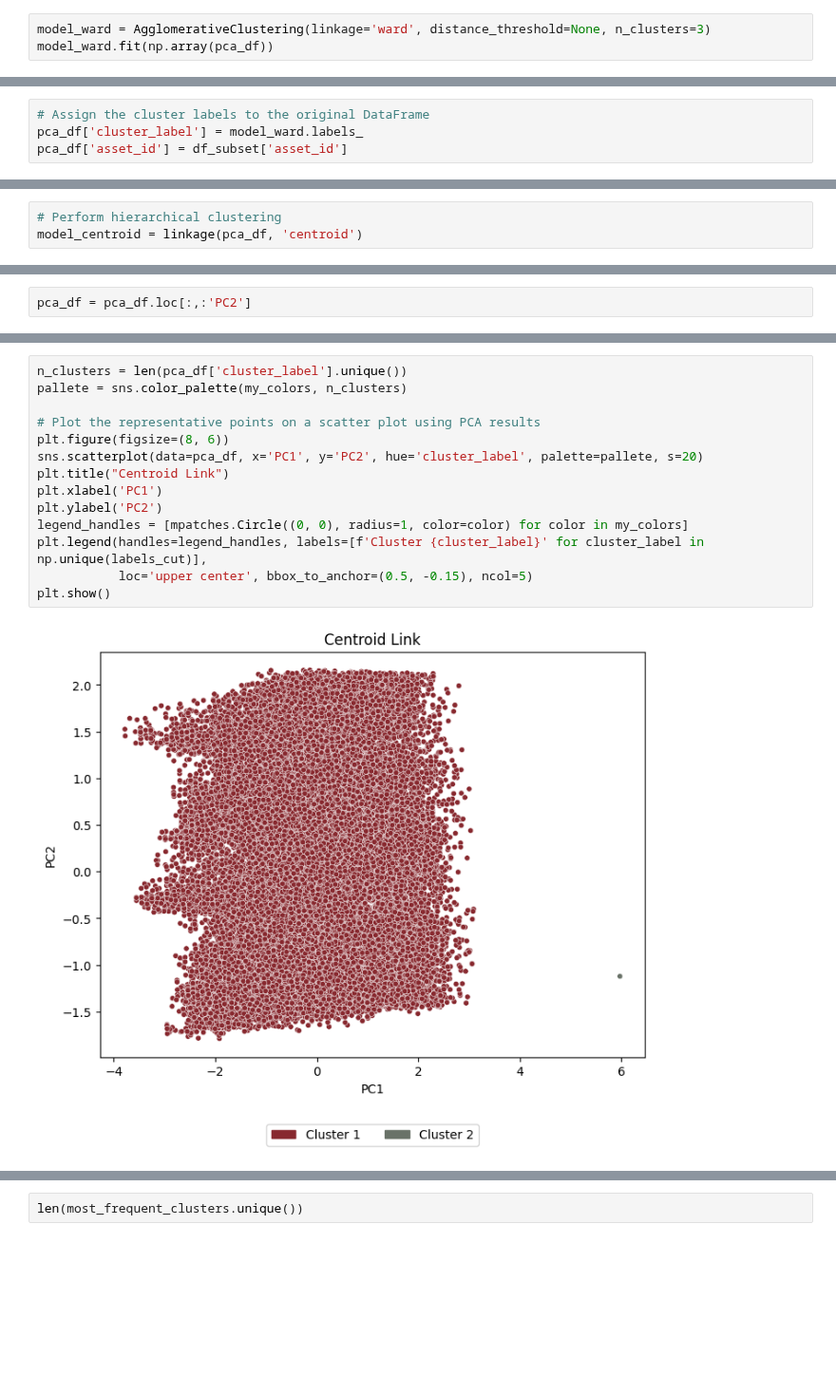
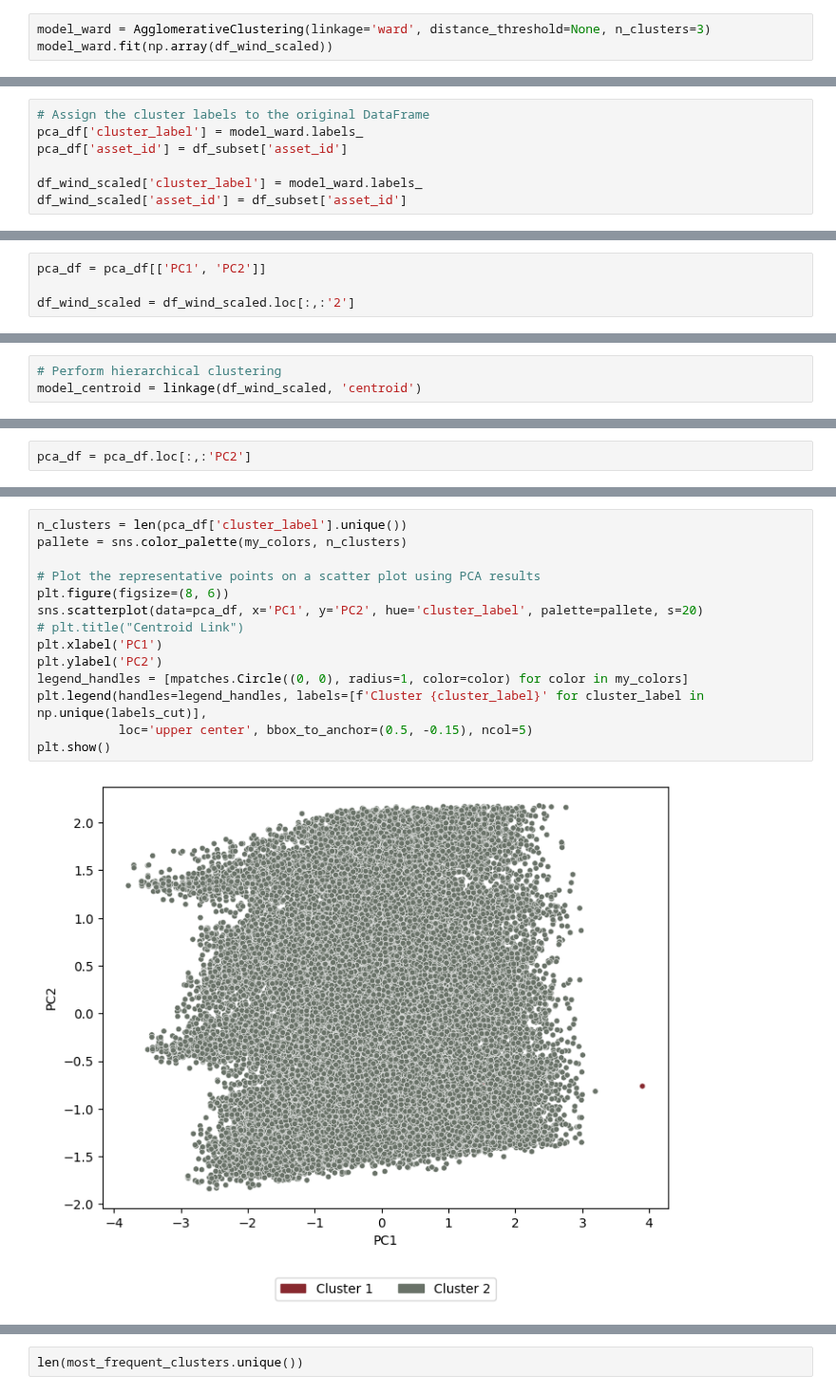
Before and after one commit to sarabreu/thesis_dev, a Jupyter notebook: 2_models/with_clean_data/wind/hierarchical_cluster_opt.ipynb, the cells around one changed output, grey strips where cells are left out. Shown at 95% size. Drawn from its saved outputs; the diff is of its cells as text; blank space fills up the shorter version.

```diff
--- a/2_models/with_clean_data/wind/hierarchical_cluster_opt.ipynb
+++ b/2_models/with_clean_data/wind/hierarchical_cluster_opt.ipynb
@@ -603,7 +611,7 @@ Best Parameters: {'n_clusters': 2}
 Best Silhouette Score: 0.3356534202199616
 # %%
 model_ward = AgglomerativeClustering(linkage='ward', distance_threshold=None, n_clusters=3)
-model_ward.fit(np.array(pca_df))
+model_ward.fit(np.array(df_wind_scaled))
 # %% [output]
 AgglomerativeClustering(n_clusters=3)
 # %%
@@ -640,4 +648,7 @@ pca_df = pca_df.loc[:,:'PC2']
 # Assign the cluster labels to the original DataFrame
 pca_df['cluster_label'] = model_ward.labels_
 pca_df['asset_id'] = df_subset['asset_id']
+
+df_wind_scaled['cluster_label'] = model_ward.labels_
+df_wind_scaled['asset_id'] = df_subset['asset_id']
 # %%
@@ -723,2 +734,6 @@ plt.show()
+# %%
+pca_df = pca_df[['PC1', 'PC2']]
+
+df_wind_scaled = df_wind_scaled.loc[:,:'2']
 # %% [markdown]
 ### Centroid Linkage
@@ -727,6 +740,6 @@ pca_df = pca_df[['PC1', 'PC2']]
 # %%
 # Perform hierarchical clustering
-model_centroid = linkage(pca_df, 'centroid')
+model_centroid = linkage(df_wind_scaled, 'centroid')
 # %%
 hierarchy.set_link_color_palette(my_colors)
 
@@ -765,19 +781,19 @@ pca_df.to_csv('results/hierarchical_opt/csv_labels_cut_raw/centroid_link.csv', i
 # %%
 n_clusters = len(pca_df['cluster_label'].unique())
 pallete = sns.color_palette(my_colors, n_clusters)
 
 # Plot the representative points on a scatter plot using PCA results
 plt.figure(figsize=(8, 6))
 sns.scatterplot(data=pca_df, x='PC1', y='PC2', hue='cluster_label', palette=pallete, s=20)
-plt.title("Centroid Link")
+# plt.title("Centroid Link")
 plt.xlabel('PC1')
 plt.ylabel('PC2')
 legend_handles = [mpatches.Circle((0, 0), radius=1, color=color) for color in my_colors]
 plt.legend(handles=legend_handles, labels=[f'Cluster {cluster_label}' for cluster_label in np.unique(labels_cut)],
            loc='upper center', bbox_to_anchor=(0.5, -0.15), ncol=5)
 plt.show()
 # %% [output]
-[figure, old version]
+[figure, new version]
 # %%
 most_frequent_clusters = pca_df.groupby('asset_id')['cluster_label'].agg(lambda x: np.bincount(x).argmax())
 
```
Also changed, not shown: parts of 44 cells of this notebook, 5 other files.
